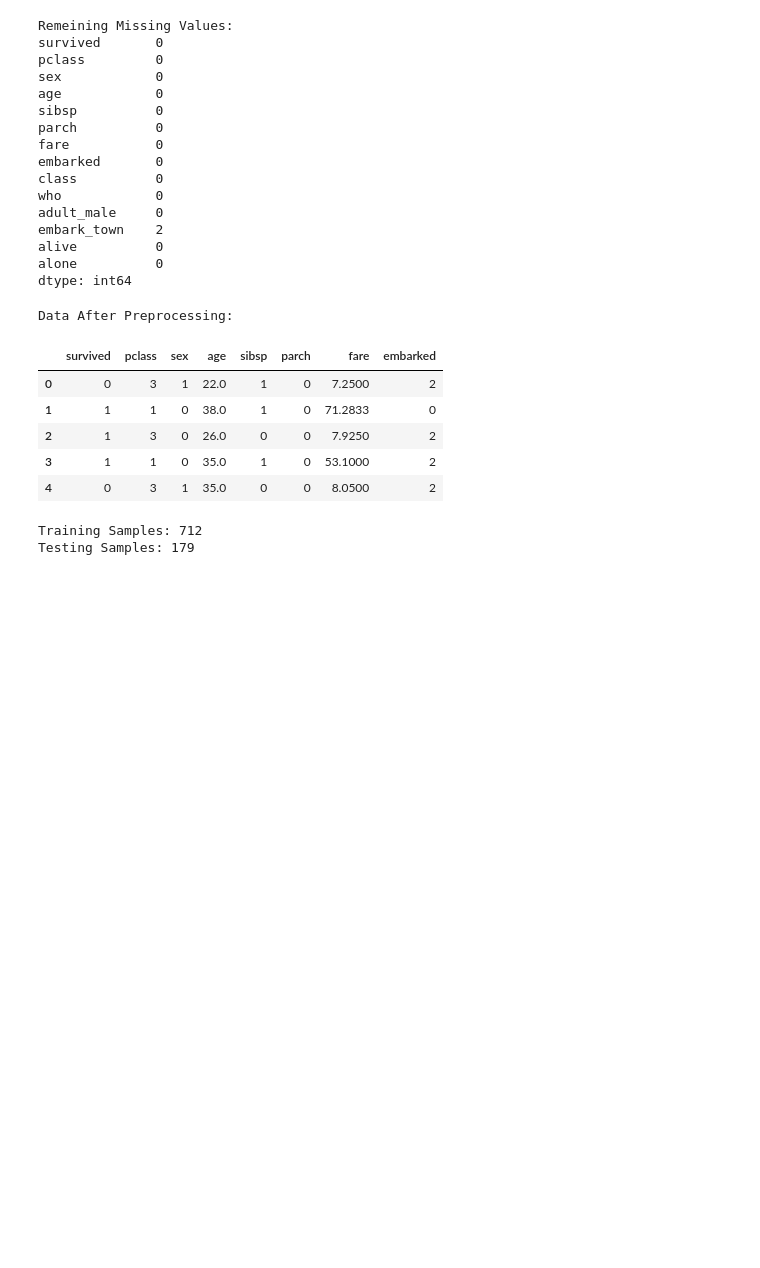
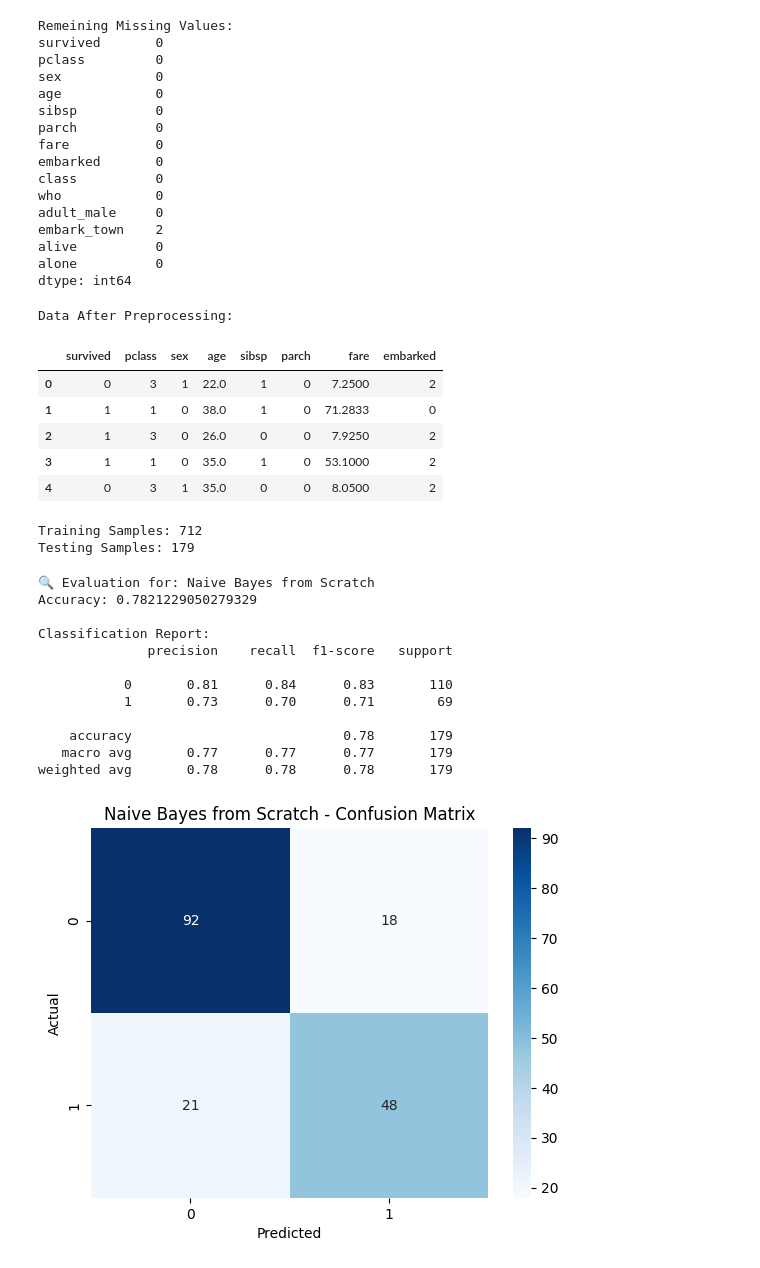
Before and after one commit to tashfeen786/AwferaMachineLearningProjects, a Jupyter notebook: Naive_Bayes_Classification.ipynb, the cells around one changed output. Cells and saved outputs as stored; diff of their text form; code cells hidden in the pictures; blank space fills up the shorter version.

```diff
--- a/Naive_Bayes_Classification.ipynb
+++ b/Naive_Bayes_Classification.ipynb
@@ -160,9 +160,7 @@ from sklearn.model_selection import train_test_split
 X = data.drop('survived', axis=1)
 y = data['survived']
 
-X_train, X_test, y_train, y_test = train_test_split(
-    X, y, test_size=0.2, random_state=42, stratify=y
-)
+X_train, X_test, y_train, y_test = train_test_split( X, y, test_size=0.2, random_state=42, stratify=y)
 
 print(f"\nTraining Samples: {len(X_train)}")
 print(f"Testing Samples: {len(X_test)}")
@@ -171,0 +218,4 @@ Testing Samples: 179
+# %%
+scratch_nb = GaussianNB_Simple()  # Not GaussianNB_Scratch
+scratch_nb.fit(X_train, y_train)
+y_pred_scratch = scratch_nb.predict(X_test)
@@ -171,0 +232,29 @@ Testing Samples: 179
+# %%
+def evaluate_model(name, y_true, y_pred):
+    print(f"\n🔍 Evaluation for: {name}")
+    print("Accuracy:", accuracy_score(y_true, y_pred))
+    print("\nClassification Report:")
+    print(classification_report(y_true, y_pred))
+
+    cm = confusion_matrix(y_true, y_pred)
+    sns.heatmap(cm, annot=True, fmt='d', cmap='Blues')
+    plt.title(f"{name} - Confusion Matrix")
+    plt.xlabel("Predicted")
+    plt.ylabel("Actual")
+    plt.show()
+# %%
+evaluate_model("Naive Bayes from Scratch", y_test, y_pred_scratch)
+# %% [output]
+🔍 Evaluation for: Naive Bayes from Scratch
+Accuracy: 0.7821229050279329
+
+Classification Report:
+              precision    recall  f1-score   support
+
+           0       0.81      0.84      0.83       110
+           1       0.73      0.70      0.71        69
+
+    accuracy                           0.78       179
+   macro avg       0.77      0.77      0.77       179
+weighted avg       0.78      0.78      0.78       179
+[figure, added]
```
Also changed, not shown: parts of 4 cells of this notebook.
